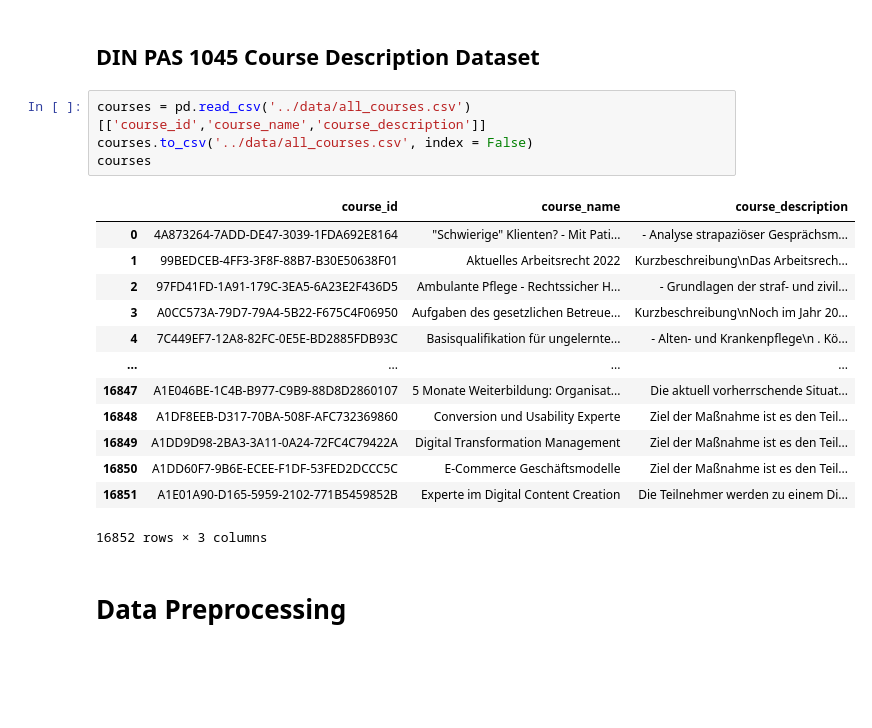
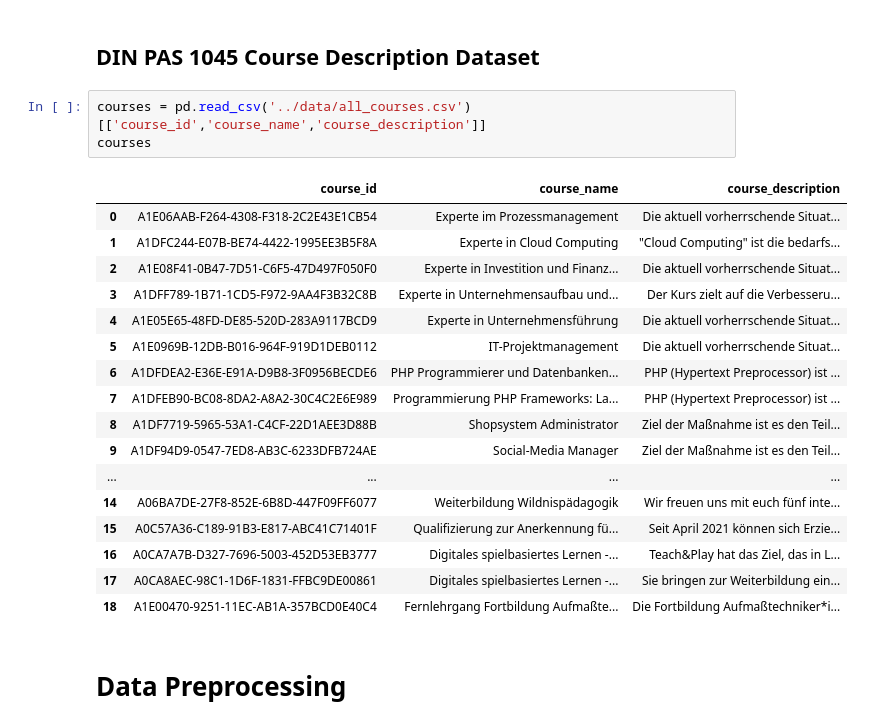
Before and after one commit to ingastrelnikova/awt-pj-ss22-learn-tech-2, a Jupyter notebook: src/Preprocessing.ipynb, the cells around one changed output. Drawn from its saved outputs; the diff is of its cells as text; blank space fills up the shorter version.

```diff
--- a/src/Preprocessing.ipynb
+++ b/src/Preprocessing.ipynb
@@ -91,22 +88,25 @@ skills
 ## DIN PAS 1045 Course Description Dataset
 # %%
 courses = pd.read_csv('../data/all_courses.csv')[['course_id','course_name','course_description']]
-courses.to_csv('../data/all_courses.csv', index = False)
 courses
 # %% [output]
 |  | course_id | course_name | course_description |
-| 0 | 4A873264-7ADD-DE47-3039-1FDA692E8164 | "Schwierige" Klienten? - Mit Pati... | - Analyse strapaziöser Gesprächsm... |
-| 1 | 99BEDCEB-4FF3-3F8F-88B7-B30E50638F01 | Aktuelles Arbeitsrecht 2022 | Kurzbeschreibung\nDas Arbeitsrech... |
-| 2 | 97FD41FD-1A91-179C-3EA5-6A23E2F436D5 | Ambulante Pflege - Rechtssicher H... | - Grundlagen der straf- und zivil... |
-| 3 | A0CC573A-79D7-79A4-5B22-F675C4F06950 | Aufgaben des gesetzlichen Betreue... | Kurzbeschreibung\nNoch im Jahr 20... |
-| 4 | 7C449EF7-12A8-82FC-0E5E-BD2885FDB93C | Basisqualifikation für ungelernte... | - Alten- und Krankenpflege\n . Kö... |
+| 0 | A1E06AAB-F264-4308-F318-2C2E43E1CB54 | Experte im Prozessmanagement | Die aktuell vorherrschende Situat... |
+| 1 | A1DFC244-E07B-BE74-4422-1995EE3B5F8A | Experte in Cloud Computing | "Cloud Computing" ist die bedarfs... |
+| 2 | A1E08F41-0B47-7D51-C6F5-47D497F050F0 | Experte in Investition und Finanz... | Die aktuell vorherrschende Situat... |
+| 3 | A1DFF789-1B71-1CD5-F972-9AA4F3B32C8B | Experte in Unternehmensaufbau und... | Der Kurs zielt auf die Verbesseru... |
+| 4 | A1E05E65-48FD-DE85-520D-283A9117BCD9 | Experte in Unternehmensführung | Die aktuell vorherrschende Situat... |
+| 5 | A1E0969B-12DB-B016-964F-919D1DEB0112 | IT-Projektmanagement | Die aktuell vorherrschende Situat... |
+| 6 | A1DFDEA2-E36E-E91A-D9B8-3F0956BECDE6 | PHP Programmierer und Datenbanken... | PHP (Hypertext Preprocessor) ist ... |
+| 7 | A1DFEB90-BC08-8DA2-A8A2-30C4C2E6E989 | Programmierung PHP Frameworks: La... | PHP (Hypertext Preprocessor) ist ... |
+| 8 | A1DF7719-5965-53A1-C4CF-22D1AEE3D88B | Shopsystem Administrator | Ziel der Maßnahme ist es den Teil... |
+| 9 | A1DF94D9-0547-7ED8-AB3C-6233DFB724AE | Social-Media Manager | Ziel der Maßnahme ist es den Teil... |
 | ... | ... | ... | ... |
-| 16847 | A1E046BE-1C4B-B977-C9B9-88D8D2860107 | 5 Monate Weiterbildung: Organisat... | Die aktuell vorherrschende Situat... |
-| 16848 | A1DF8EEB-D317-70BA-508F-AFC732369860 | Conversion und Usability Experte | Ziel der Maßnahme ist es den Teil... |
-| 16849 | A1DD9D98-2BA3-3A11-0A24-72FC4C79422A | Digital Transformation Management | Ziel der Maßnahme ist es den Teil... |
-| 16850 | A1DD60F7-9B6E-ECEE-F1DF-53FED2DCCC5C | E-Commerce Geschäftsmodelle | Ziel der Maßnahme ist es den Teil... |
-| 16851 | A1E01A90-D165-5959-2102-771B5459852B | Experte im Digital Content Creation | Die Teilnehmer werden zu einem Di... |
+| 14 | A06BA7DE-27F8-852E-6B8D-447F09FF6077 | Weiterbildung Wildnispädagogik | Wir freuen uns mit euch fünf inte... |
+| 15 | A0C57A36-C189-91B3-E817-ABC41C71401F | Qualifizierung zur Anerkennung fü... | Seit April 2021 können sich Erzie... |
+| 16 | A0CA7A7B-D327-7696-5003-452D53EB3777 | Digitales spielbasiertes Lernen -... | Teach&Play hat das Ziel, das in L... |
+| 17 | A0CA8AEC-98C1-1D6F-1831-FFBC9DE00861 | Digitales spielbasiertes Lernen -... | Sie bringen zur Weiterbildung ein... |
+| 18 | A1E00470-9251-11EC-AB1A-357BCD0E40C4 | Fernlehrgang Fortbildung Aufmaßte... | Die Fortbildung Aufmaßtechniker*i... |
-16852 rows × 3 columns
 # %% [markdown]
 # Data Preprocessing
 # %%
```
Also changed, not shown: parts of 4 cells of this notebook, 46 other files.
